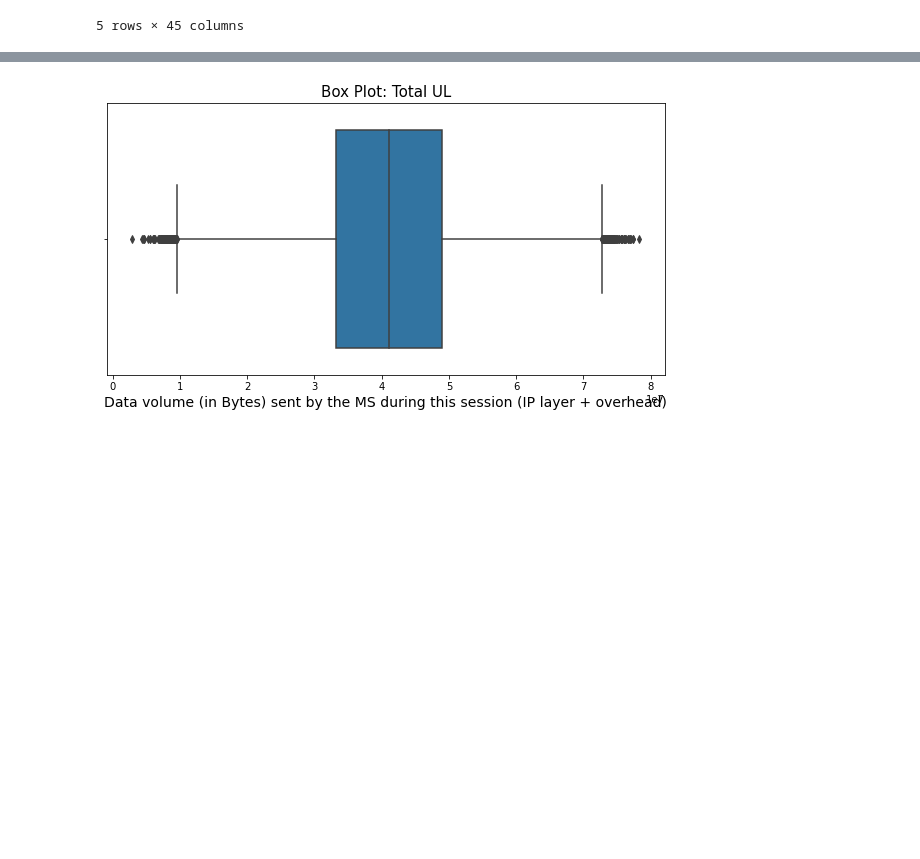
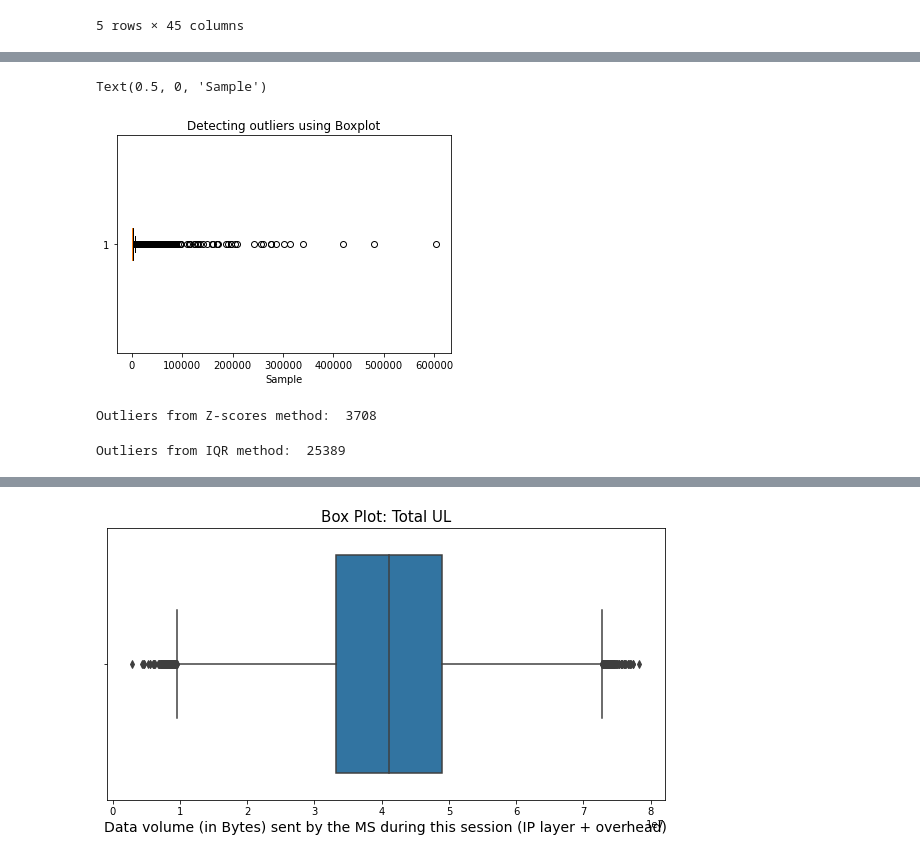
Before and after one commit to jedisam/Telecom-Data-Analysis, a Jupyter notebook: notebooks/outliers.ipynb, the cells around one changed output, grey strips where cells are left out. Saved outputs shown, nothing was run; the diff lists cells and outputs as text; code cells hidden in the pictures; blank space fills up the shorter version.

Commit message:
outlier overview

```diff
--- a/notebooks/outliers.ipynb
+++ b/notebooks/outliers.ipynb
@@ -26,0 +48,45 @@ df.head()
+# %%
+import matplotlib.pyplot as plt
+plt.boxplot(df['nb_of_sec_with_vol_ul_<_1250b'], vert=False)
+plt.title("Detecting outliers using Boxplot")
+plt.xlabel('Sample')
+# %% [output]
+Text(0.5, 0, 'Sample')
+[figure, added]
+# %%
+import numpy as np
+outliers = []
+def detect_outliers_zscore(data):
+    thres = 3
+    mean = np.mean(data)
+    std = np.std(data)
+    # print(mean, std)
+    for i in data:
+        z_score = (i-mean)/std
+        if (np.abs(z_score) > thres):
+            outliers.append(i)
+    return outliers# Driver code
+sample_outliers = detect_outliers_zscore(df['nb_of_sec_with_vol_ul_<_1250b'])
+print("Outliers from Z-scores method: ", len(sample_outliers))
+# %% [output]
+Outliers from Z-scores method:  3708
+# %%
+
+outliers = []
+def detect_outliers_iqr(data):
+    data = sorted(data)
+    q1 = np.percentile(data, 25)
+    q3 = np.percentile(data, 75)
+    # print(q1, q3)
+    IQR = q3-q1
+    lwr_bound = q1-(1.5*IQR)
+    upr_bound = q3+(1.5*IQR)
+    # print(lwr_bound, upr_bound)
+    for i in data:
+        if (i<lwr_bound or i>upr_bound):
+            outliers.append(i)
+    return outliers# Driver code
+sample_outliers = detect_outliers_iqr(df['nb_of_sec_with_vol_ul_<_1250b'])
+print("Outliers from IQR method: ", len(sample_outliers))
+# %% [output]
+Outliers from IQR method:  25389
```
Also changed, not shown: parts of 7 cells of this notebook, 1 other file.
